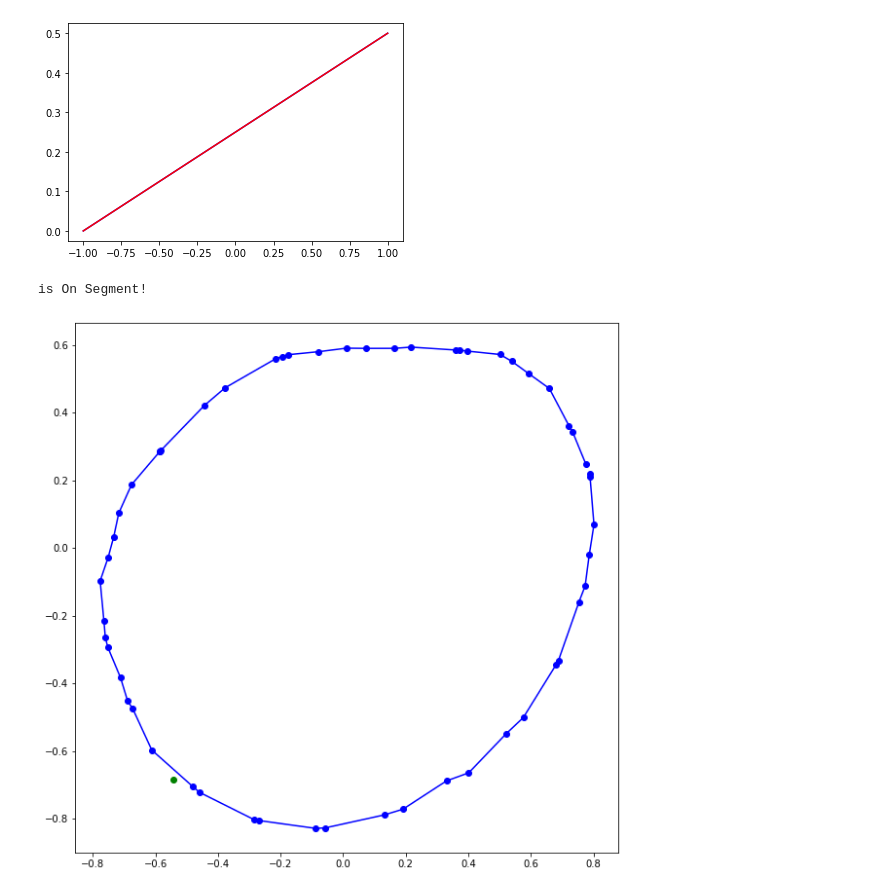
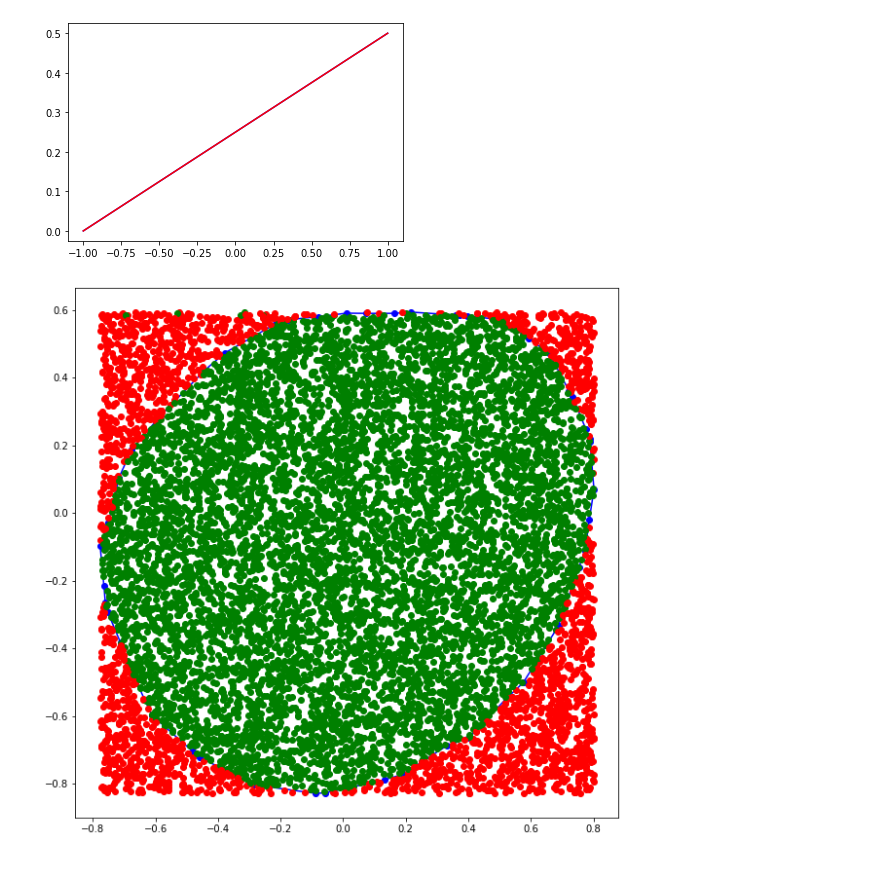
Before and after one commit to CAD-Team/heartflow, a Jupyter notebook: Model_00_slice_00/pressurized_artery.ipynb, the cells around one changed output. Cells and saved outputs as stored; diff of their text form; code cells hidden in the pictures.

```diff
--- a/Model_00_slice_00/pressurized_artery.ipynb
+++ b/Model_00_slice_00/pressurized_artery.ipynb
@@ -626,11 +618,12 @@ print( () != () )
 # %% [output]
 False
 # %%
-def IsOnSegment(A,B,C, tol=1e-5):
-    mx = (B[0]-A[0]) / (C[0]-A[0])
-    my = (B[1]-A[1]) / (C[1]-A[1])
-    if abs(mx - my) < tol:
-        if mx > 0
+def IsOnSegment(A,B,C, tol=1e-7):
+    AB = Distance(A,B)
+    BC = Distance(B,C)
+    AC = Distance(A,C)
+    if abs(AB + BC - AC) < tol:
+        return True
     else:
         return False
 
@@ -674,6 +667,11 @@ def LinesIntersect(p1,q1,p2,q2,debug=False):
         if debug:
             print("Edge Corner is Intersected!")
         return True
+    # special case to prevent double counting
+    if IsOnSegment(p1,q2,q1):
+        if debug:
+            print("Not double counting!")
+        return False
 
     # Check General Case
     o1 = Orientation(p1,q1,p2)
@@ -727,28 +725,27 @@ Interesect!
 # %%
 def Remap(val, a1, b1, a2, b2):
     return a2 + (val - a1) / (b1 - a1) * (b2 - a2)
 
 
-N = 1
-debug=True
+N = 10000
+debug=False
 
 ax = min(sorted_pts[:,0])
 bx = max(sorted_pts[:,0])
 ay = min(sorted_pts[:,1])
 by = max(sorted_pts[:,1])
 
 fig = plt.figure(figsize=(10,10))
 axes = fig.add_subplot(1,1,1)
 axes.plot(sorted_pts[:,0], sorted_pts[:,1], '-bo')
 
 for i in range(N):
     r1 = np.random.rand()
     r2 = np.random.rand()
     pt = [Remap(r1, 0, 1, ax, bx), Remap(r2, 0, 1, ay, by)]
     if IsInside(sorted_pts, pt, 10, debug=debug):
         axes.plot(pt[0],pt[1], 'go')
     else:
         axes.plot(pt[0],pt[1], 'ro')
 # %% [output]
-is On Segment!
-[figure, old version]
+[figure, new version]
```
Also changed, not shown: parts of 7 cells of this notebook.
